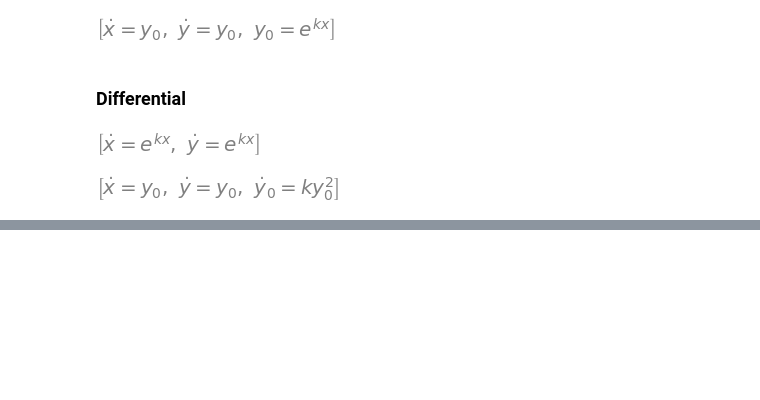
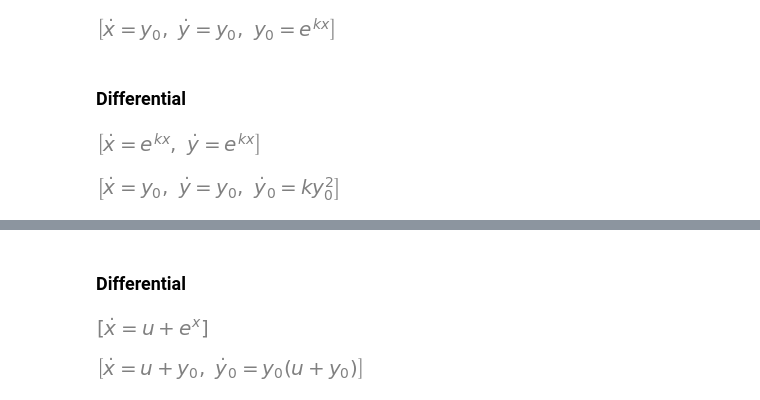
Before and after one commit to AndreyBychkov/QBee, a Jupyter notebook: PythonPackage/examples.ipynb, the cells around one changed output, grey strips where cells are left out. Saved outputs shown, nothing was run; the diff lists cells and outputs as text; code cells hidden in the pictures; blank space fills up the shorter version.

```diff
--- a/PythonPackage/examples.ipynb
+++ b/PythonPackage/examples.ipynb
@@ -216,0 +238,19 @@ system.equations
+# %% [markdown]
+### Differential
+# %%
+x = sp.Symbol('x')
+u = sp.Symbol('u')
+dot_x = make_derivative_symbol(x)
+
+system = EquationSystem([
+    sp.Eq(dot_x, sp.exp(x) + u),
+], input_variables=[u])
+
+system.equations
+# %% [output]
+[figure, added]
+# %%
+system.polynomize('differential')
+system.equations
+# %% [output]
+[figure, added]
```
Also changed, not shown: parts of 18 cells of this notebook.
